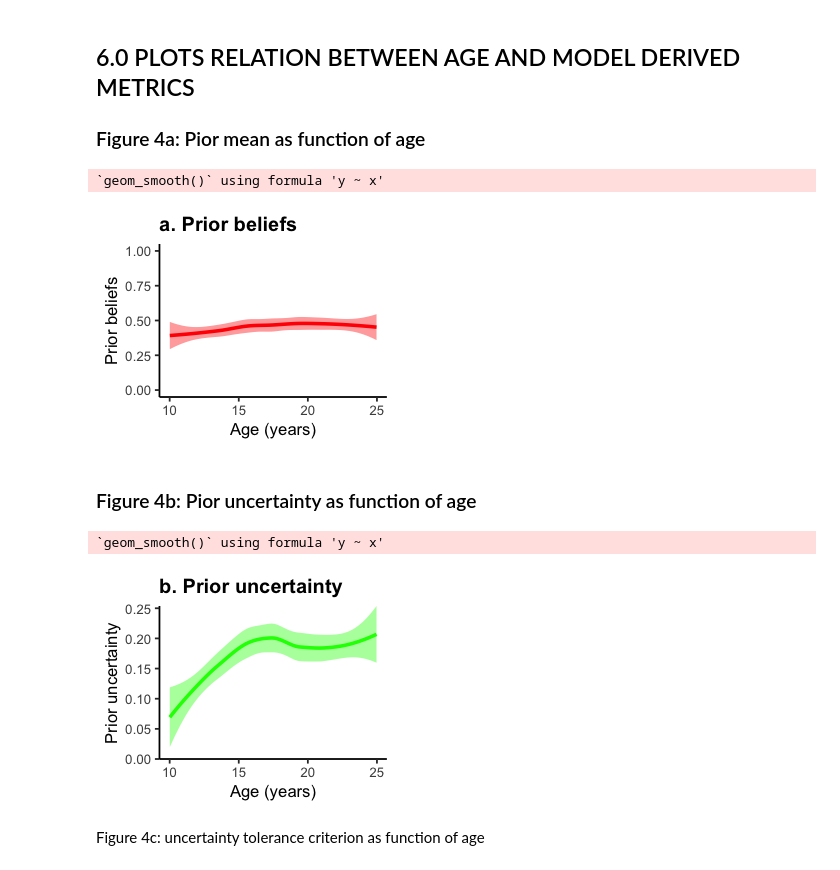
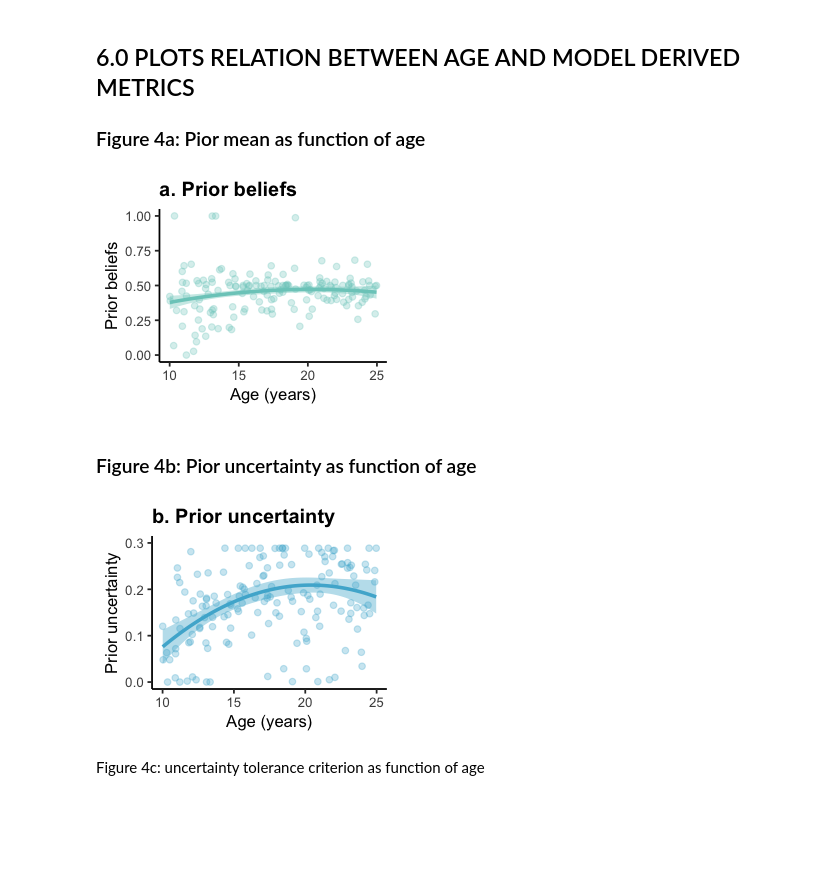
Before and after one commit to ili-ma/Social_Belief_Updates_Adolescence, a Jupyter notebook: analyses/Plots_Analyses_Ma_BeliefUpdatesAdolescence.ipynb, the cells around one changed output. Saved outputs shown, nothing was run; the diff lists cells and outputs as text; code cells hidden in the pictures; blank space fills up the shorter version.

```diff
--- a/analyses/Plots_Analyses_Ma_BeliefUpdatesAdolescence.ipynb
+++ b/analyses/Plots_Analyses_Ma_BeliefUpdatesAdolescence.ipynb
@@ -44,0 +81,4 @@ Warning message in read.table(file = file, header = header, sep = sep, quote = q
+# %%
+# setwd("~/Google Drive/Projects/Anna v Duijvenvoorde/Social belief updates/analyses/")
+df_models <- read.csv('df_models.csv')
+head(df_models)
@@ -436,10 +677,11 @@ F-statistic: 1.367 on 2 and 154 DF,  p-value: 0.2579
 ## 6.0 PLOTS RELATION BETWEEN AGE AND MODEL DERIVED METRICS
 ### Figure 4a: Pior mean as function of age
 # %%
-#pdf("~/Google Drive/Projects/Anna v Duijvenvoorde/Social belief updates/Manuscript/Scientific reports/figures/PriorBeliefs.pdf", width = 2.5, height = 2)
+#pdf("~/Google Drive/Projects/Anna v Duijvenvoorde/Social belief updates/Manuscript/Scientific reports/figures/PriorBeliefs_robust.pdf", width = 2.5, height = 2)
 options(repr.plot.width=2.5, repr.plot.height=2)
 priormean_age <- ggplot(df_models, aes(x= ageExact, y= meanprior)) +
-  geom_smooth(method=loess, se=TRUE, color="red", fill="red") +
+  geom_smooth(method=rlm, formula=y~I(x)+I(x^2), se=TRUE, color="#7bccc4", fill="#7bccc4") +
+  geom_point(alpha = 0.3, color="#7bccc4", fill="#7bccc4") +
   ggtitle("a. Prior beliefs") +
   xlab("Age (years)") +
   ylab("Prior beliefs") +
@@ -449,26 +691,26 @@ priormean_age <- ggplot(df_models, aes(x= ageExact, y= meanprior)) +
 priormean_age
 #dev.off()
 # %% [output]
-`geom_smooth()` using formula 'y ~ x'
-[figure, old version]
+[figure, new version]
 # %% [markdown]
 ### Figure 4b: Pior uncertainty as function of age
 # %%
-#pdf("~/Google Drive/Projects/Anna v Duijvenvoorde/Social belief updates/Manuscript/Scientific reports/figures/PriorUncertainty.pdf", width = 2.5, height = 2)
+#pdf("~/Google Drive/Projects/Anna v Duijvenvoorde/Social belief updates/Manuscript/Scientific reports/figures/PriorUncertainty_robust.pdf", width = 2.5, height = 2)
 options(repr.plot.width=2.5, repr.plot.height=2)
 priorUnc_age <- ggplot(df_models, aes(x=ageExact, y= priorSD)) +
-  geom_smooth(method=loess, se=TRUE, color="green", fill=" green") +
+  geom_smooth(method=rlm, formula=y~I(x)+I(x^2), se=TRUE, color="#4eb3d3", fill="#4eb3d3") +
+  geom_point(alpha = 0.3, color="#4eb3d3", fill="#4eb3d3") +
   ggtitle("b. Prior uncertainty") +
   xlab("Age (years)") +
   ylab('Prior uncertainty') +
-  scale_y_continuous(expand = c(0, 0), limits = c(0, NA)) +
+  ylim(0,0.3) +
+  #scale_y_continuous(expand = c(0, 0), limits = c(0, NA)) +
   theme(text = element_text(size = 10), panel.grid.major = element_blank(), panel.grid.minor = element_blank(),
         panel.background = element_blank(), axis.line = element_line(colour = "black"), plot.title = element_text(face="bold"))
 priorUnc_age
 #dev.off()
 # %% [output]
-`geom_smooth()` using formula 'y ~ x'
-[figure, old version]
+[figure, new version]
 # %% [markdown]
 Figure 4c: uncertainty tolerance criterion as function of age
 # %% [markdown]
```
Also changed, not shown: parts of 75 cells of this notebook.
